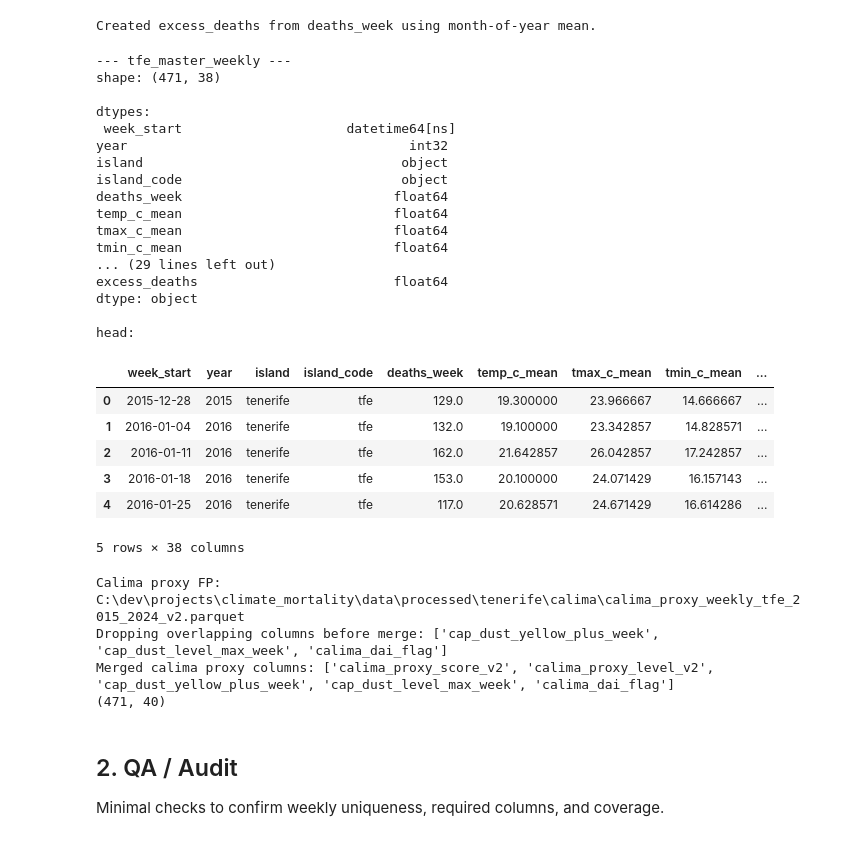
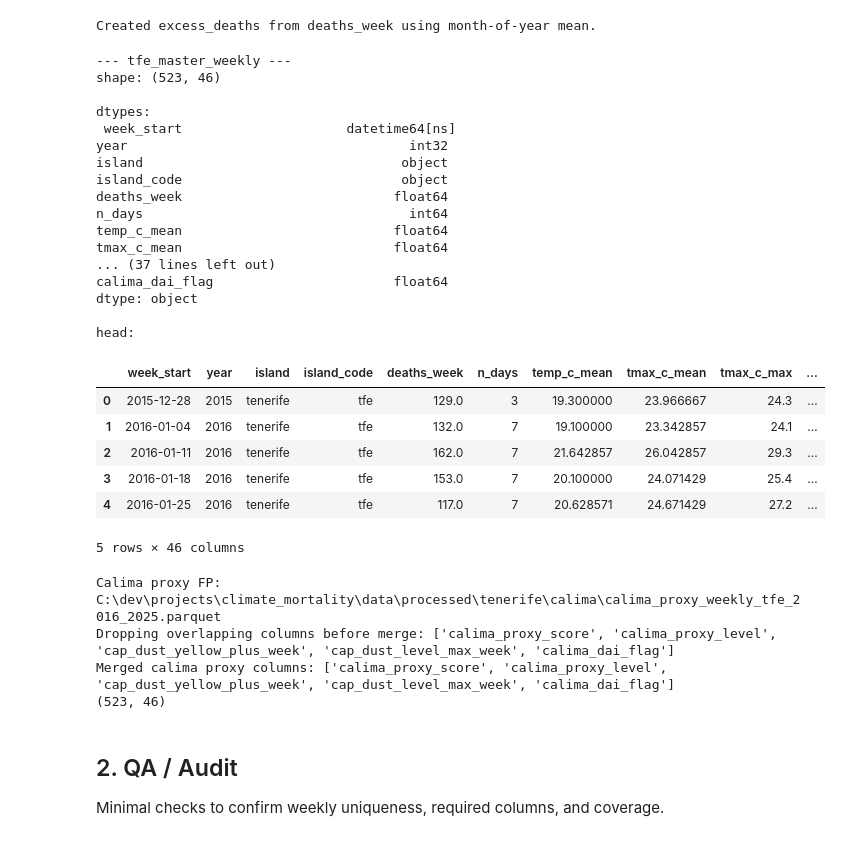
Before and after one commit to ferProg/climate_mortality, a Jupyter notebook: islands/tenerife/analysis.ipynb, the cells around one changed output. Saved outputs shown, nothing was run; the diff lists cells and outputs as text; code cells hidden in the pictures.

```diff
--- a/islands/tenerife/analysis.ipynb
+++ b/islands/tenerife/analysis.ipynb
@@ -52,7 +54,7 @@ print("FIG_DIR:", FIG_DIR)
 print("TAB_DIR:", TAB_DIR)
 
 # --- data input ---
-FP = ROOT / "data/processed" / ISLAND_NAME / "master" / f"master_{ISLAND_CODE}_2015_2024.parquet"
+FP = ROOT / "data/processed" / ISLAND_NAME / "master" / f"master_{ISLAND_CODE}_2016_2025.parquet"
 print("FP:", FP)
 
 assert FP.exists(), f"Missing file: {FP}"
@@ -161,15 +159,15 @@ Created excess_deaths from deaths_week using month-of-year mean.
 # Ensure weekly datetime
 df['week_start'] = pd.to_datetime(df['week_start'], errors='coerce')
 
-# Subset to Tenerife if needed
+# Subset to island if needed
 if 'island_code' in df.columns:
-    df = df.loc[df['island_code'].eq('tfe')].copy()
+    df = df.loc[df['island_code'].eq(ISLAND_CODE)].copy()
 
 df = df.sort_values('week_start').reset_index(drop=True)
-glance(df, label='tfe_master_weekly', n=5)
+glance(df, label=f"{ISLAND_CODE}_master_weekly", n=5)
 
 # Merge calima proxy weekly dataset (kept external to the base master)
-calima_fp = ROOT / 'data' / 'processed' / 'tenerife' / 'calima' / 'calima_proxy_weekly_tfe_2015_2024_v2.parquet'
+calima_fp = ROOT / 'data' / 'processed' / ISLAND_NAME / 'calima' / f"calima_proxy_weekly_{ISLAND_CODE}_2016_2025.parquet"
 print('Calima proxy FP:', calima_fp)
 
 if calima_fp.exists():
@@ -178,8 +176,8 @@ if calima_fp.exists():
 
     keep = [
         'week_start',
-        'calima_proxy_score_v2',
-        'calima_proxy_level_v2',
+        'calima_proxy_score',
+        'calima_proxy_level',
     ]
     extra_keep = [c for c in [
         'cap_dust_yellow_plus_week',
@@ -187,48 +185,48 @@ if calima_fp.exists():
         'calima_dai_flag',
     ] if c in calima.columns]
 
     calima_keep = [c for c in keep + extra_keep if c in calima.columns]
 
     overlap = [c for c in calima_keep if c != 'week_start' and c in df.columns]
     if overlap:
         print('Dropping overlapping columns before merge:', overlap)
         df = df.drop(columns=overlap)
 
     df = df.merge(calima[calima_keep], on='week_start', how='left')
     print('Merged calima proxy columns:', [c for c in calima_keep if c != 'week_start'])
 else:
     print('Calima proxy weekly dataset not found. Section 6.1 will be skipped.')
 
 print(df.shape)
 # %% [output]
 --- tfe_master_weekly ---
-shape: (471, 38)
+shape: (523, 46)
 
 dtypes:
  week_start                     datetime64[ns]
 year                                    int32
 island                                 object
 island_code                            object
 deaths_week                           float64
+n_days                                  int64
 temp_c_mean                           float64
 tmax_c_mean                           float64
-tmin_c_mean                           float64
-... (29 lines left out)
-excess_deaths                         float64
+... (37 lines left out)
+calima_dai_flag                       float64
 dtype: object
 
 head:
-|  | week_start | year | island | island_code | deaths_week | temp_c_mean | tmax_c_mean | tmin_c_mean | ... |
-| 0 | 2015-12-28 | 2015 | tenerife | tfe | 129.0 | 19.300000 | 23.966667 | 14.666667 | ... |
-| 1 | 2016-01-04 | 2016 | tenerife | tfe | 132.0 | 19.100000 | 23.342857 | 14.828571 | ... |
-| 2 | 2016-01-11 | 2016 | tenerife | tfe | 162.0 | 21.642857 | 26.042857 | 17.242857 | ... |
-| 3 | 2016-01-18 | 2016 | tenerife | tfe | 153.0 | 20.100000 | 24.071429 | 16.157143 | ... |
-| 4 | 2016-01-25 | 2016 | tenerife | tfe | 117.0 | 20.628571 | 24.671429 | 16.614286 | ... |
+|  | week_start | year | island | island_code | deaths_week | n_days | temp_c_mean | tmax_c_mean | tmax_c_max | ... |
+| 0 | 2015-12-28 | 2015 | tenerife | tfe | 129.0 | 3 | 19.300000 | 23.966667 | 24.3 | ... |
+| 1 | 2016-01-04 | 2016 | tenerife | tfe | 132.0 | 7 | 19.100000 | 23.342857 | 24.1 | ... |
+| 2 | 2016-01-11 | 2016 | tenerife | tfe | 162.0 | 7 | 21.642857 | 26.042857 | 29.3 | ... |
+| 3 | 2016-01-18 | 2016 | tenerife | tfe | 153.0 | 7 | 20.100000 | 24.071429 | 25.4 | ... |
+| 4 | 2016-01-25 | 2016 | tenerife | tfe | 117.0 | 7 | 20.628571 | 24.671429 | 27.2 | ... |
-5 rows × 38 columns
+5 rows × 46 columns
-Calima proxy FP: C:\dev\projects\climate_mortality\data\processed\tenerife\calima\calima_proxy_weekly_tfe_2015_2024_v2.parquet
-Dropping overlapping columns before merge: ['cap_dust_yellow_plus_week', 'cap_dust_level_max_week', 'calima_dai_flag']
-Merged calima proxy columns: ['calima_proxy_score_v2', 'calima_proxy_level_v2', 'cap_dust_yellow_plus_week', 'cap_dust_level_max_week', 'calima_dai_flag']
-(471, 40)
+Calima proxy FP: C:\dev\projects\climate_mortality\data\processed\tenerife\calima\calima_proxy_weekly_tfe_2016_2025.parquet
+Dropping overlapping columns before merge: ['calima_proxy_score', 'calima_proxy_level', 'cap_dust_yellow_plus_week', 'cap_dust_level_max_week', 'calima_dai_flag']
+Merged calima proxy columns: ['calima_proxy_score', 'calima_proxy_level', 'cap_dust_yellow_plus_week', 'cap_dust_level_max_week', 'calima_dai_flag']
+(523, 46)
 # %% [markdown]
 ## 2. QA / Audit
 Minimal checks to confirm weekly uniqueness, required columns, and coverage.
```
Also changed, not shown: parts of 24 cells of this notebook, 25 other files.
